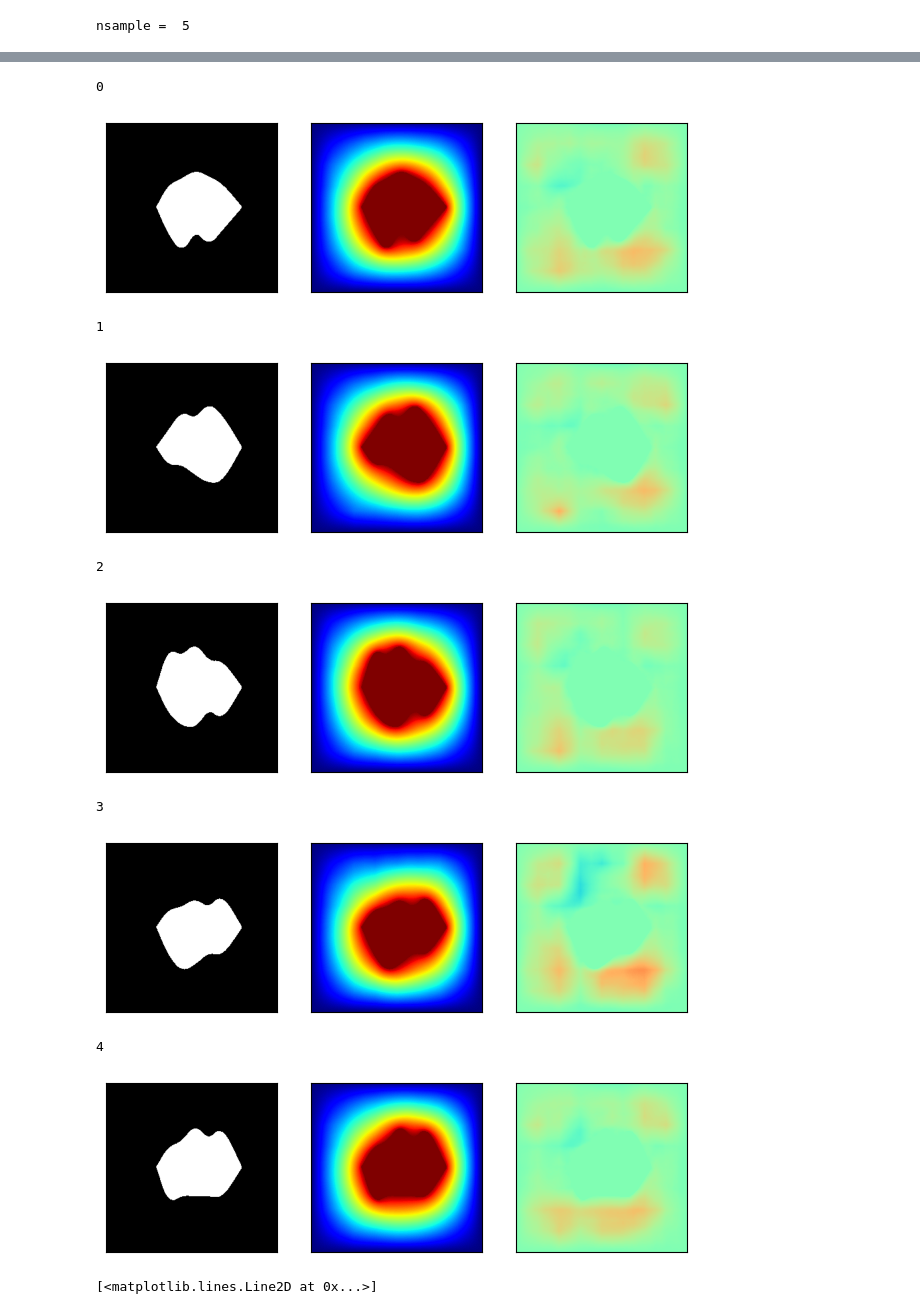
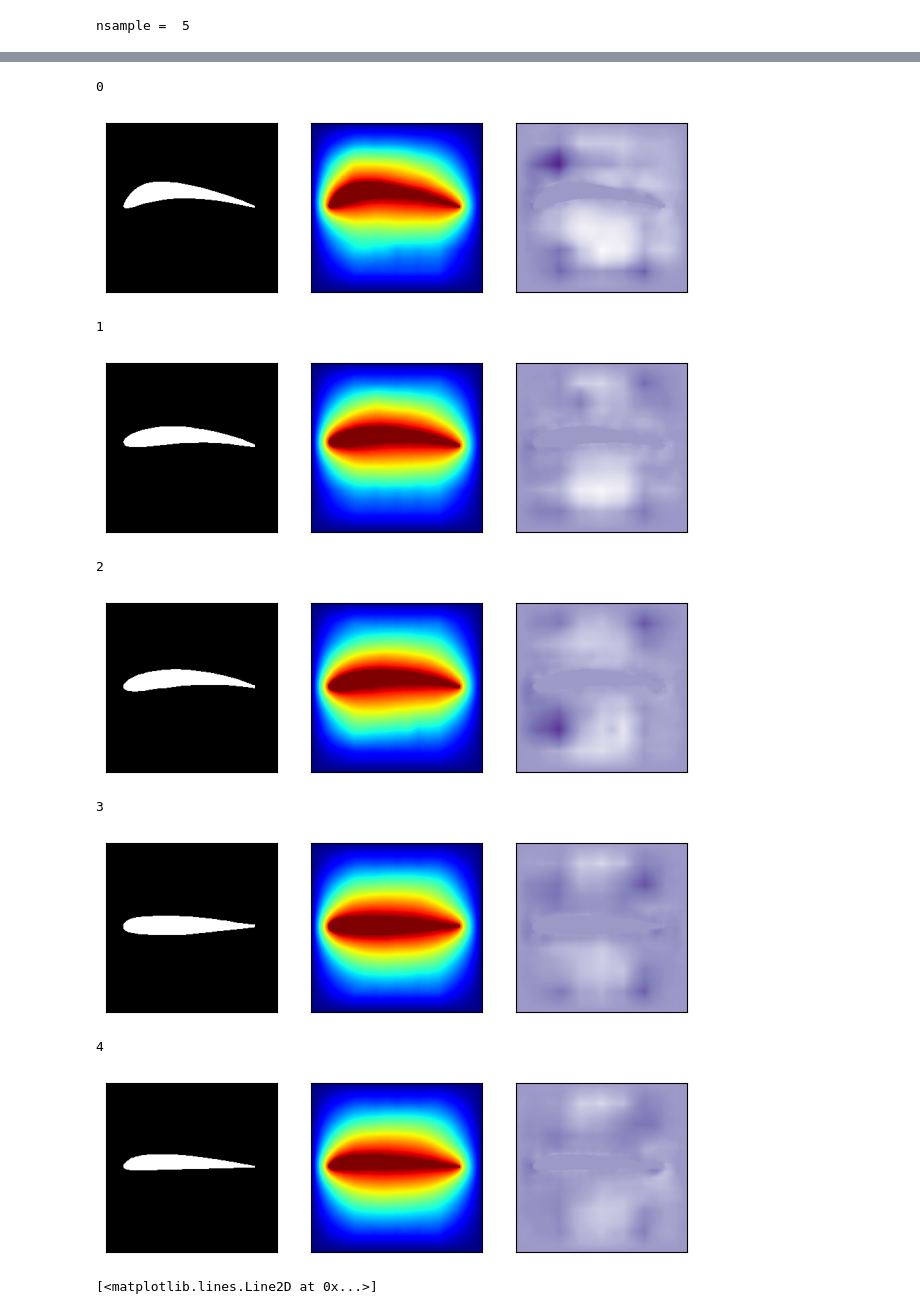
Before and after one commit to adityabalu/DiffNet, a Jupyter notebook: examples/poisson/parametric/q1_complex_immersed_background.ipynb, the cells around one changed output, grey strips where cells are left out. Cells and saved outputs as stored; diff of their text form; code cells hidden in the pictures.

```diff
--- a/examples/poisson/parametric/q1_complex_immersed_background.ipynb
+++ b/examples/poisson/parametric/q1_complex_immersed_background.ipynb
@@ -139,9 +139,9 @@ batch_size = 16
 # dirname = './complex_immersed_background/version_59/selected_query_inputs'
 # case_dir = './complex_immersed_background/version_59'
 # dirname = './complex_immersed_background/version_82/selected_query_inputs'
-dirname = './complex_immersed_background/version_82/output/selected-ds2'
+dirname = './complex_immersed_background/version_82/output/selected-ds1'
 case_dir = './complex_immersed_background/version_82'
-query_out_path = os.path.join(case_dir, 'output/ds2')
+query_out_path = os.path.join(case_dir, 'output/ds1-case1')
 if not os.path.exists(query_out_path):
     os.makedirs(query_out_path)
 dataset = ImageIMBack(dirname, domain_size=256)
@@ -198,8 +194,8 @@ id0
 # %%
 # Image(filename=os.path.join(query_out_path,'query.png'))
 # %%
-ifRunSingleCases = False
-query_input_filenames = os.listdir(dirname)
+ifRunSingleCases = True
+query_input_filenames = sorted(os.listdir(dirname))
 nu_single_list = []
 u_single_list = []
 f_single_list = []
@@ -216,5 +212,5 @@ for i in range(len(query_input_filenames)):
             nu = temp['nu']
             u = temp['u_single']
         nu_single_list.append(nu)
-        f_single_list.append(f)
+#         f_single_list.append(f)
         u_single_list.append(u)
@@ -255,39 +342,40 @@ for i in range(nsample):
         # extract diffusivity and boundary conditions here
         im0 = axs[0].imshow(nu,cmap='gray_r',aspect="auto")
 #         cb = fig.colorbar(im0, ax=axs[0], fraction=0.04, pad=0.1,orientation="horizontal")
 #         cb.set_ticks([0,1])
 #         cb.set_ticklabels([0,1])
         im1 = axs[1].imshow(u_par,cmap='jet',aspect="auto")
 #         fig.colorbar(im1, ax=axs[1])
 #         fig.colorbar(im1, ax=axs[1], fraction=0.04, pad=0.1,orientation="horizontal")
-        im2 = axs[2].imshow(u_par-u_single,cmap='rainbow',aspect="auto", vmin=-0.1, vmax=0.1)
+#         im2 = axs[2].imshow(u_single,cmap='rainbow',aspect="auto")
+        im2 = axs[2].imshow(u_par-u_single,cmap='Purples',aspect="auto", vmin=-0.1, vmax=0.1)
 #         fig.colorbar(im2, ax=axs[2])
 #         fig.colorbar(im2, ax=axs[2], fraction=0.04, pad=0.1,orientation="horizontal")
         rowid = 128
         colid = 128
 #         im = axs[3].plot(u_par[rowid,:], 'b-')
 #         im = axs[3].plot(u_single[rowid,:], 'r*',markersize=1.5)
 #         im = axs[4].plot(u_par[:,colid], 'b-')
 #         im = axs[4].plot(u_single[:,colid], 'r*',markersize=1.5)
     # plt.close('all')
 #     plt.tight_layout()
 #     fig.subplots_adjust(bottom=0, top=0, left=0, right=0)
     plt.savefig(os.path.join(query_out_path,'q_'+str(i)+'.pdf'))
     plt.show()
     plt.close('all')
 # plt.savefig(os.path.join(query_out_path,'q_all-1.png'))
 # plt.show()
 # %% [output]
 0
-[figure, old version]
+[figure, new version]
 1
-[figure, old version]
+[figure, new version]
 2
-[figure, old version]
+[figure, new version]
 3
-[figure, old version]
+[figure, new version]
 4
-[figure, old version]
+[figure, new version]
 # %%
 example_id = 2
 u_par = u_par_list[example_id]
```
Also changed, not shown: parts of 2 cells of this notebook, 5 other files.
